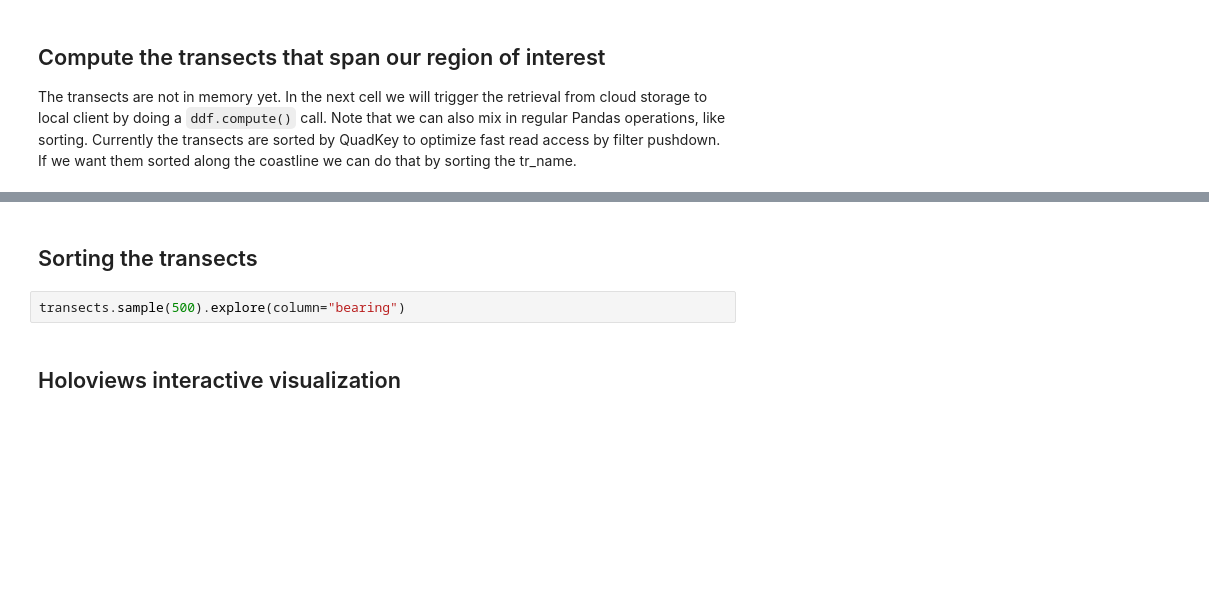
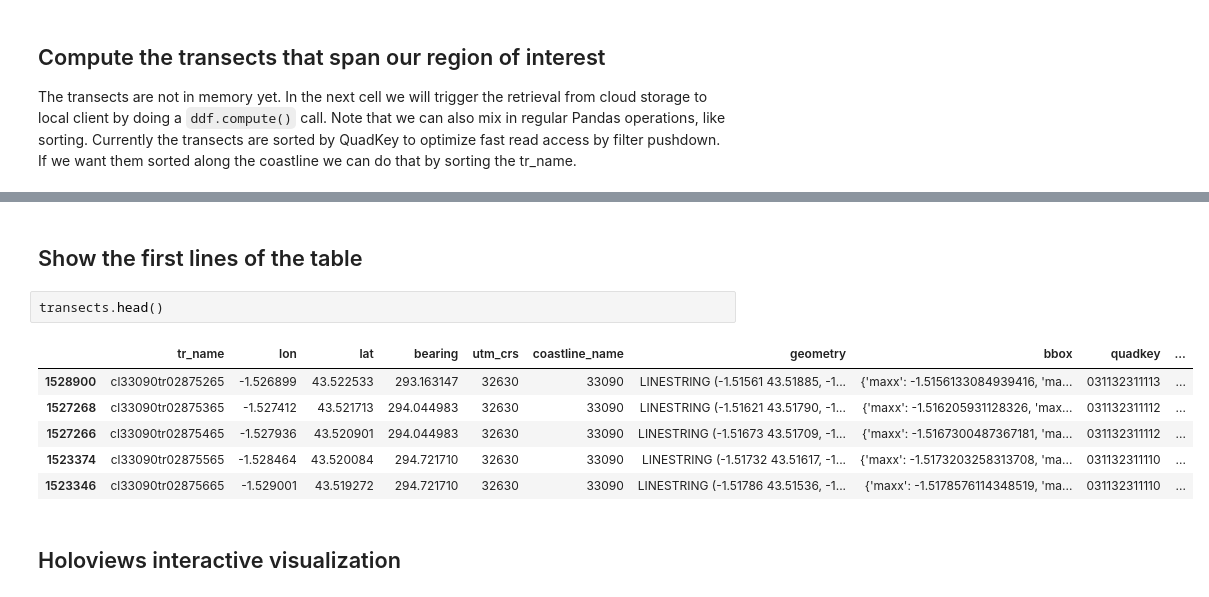
Before and after one commit to FlorisCalkoen/planetary-computer-tutorial, a Jupyter notebook: tutorial.ipynb, the cells around one changed output, grey strips where cells are left out. Cells and saved outputs as stored; diff of their text form; blank space fills up the shorter version.

```diff
--- a/tutorial.ipynb
+++ b/tutorial.ipynb
@@ -130,7 +175,14 @@ transects = (
-# %% [markdown]
-## Sorting the transects
-# %%
-transects.sample(500).explore(column="bearing")
+# %% [markdown]
+## Show the first lines of the table
+# %%
+transects.head()
+# %% [output]
+|  | tr_name | lon | lat | bearing | utm_crs | coastline_name | geometry | bbox | quadkey | ... |
+| 1528900 | cl33090tr02875265 | -1.526899 | 43.522533 | 293.163147 | 32630 | 33090 | LINESTRING (-1.51561 43.51885, -1... | {'maxx': -1.5156133084939416, 'ma... | 031132311113 | ... |
+| 1527268 | cl33090tr02875365 | -1.527412 | 43.521713 | 294.044983 | 32630 | 33090 | LINESTRING (-1.51621 43.51790, -1... | {'maxx': -1.516205931128326, 'max... | 031132311112 | ... |
+| 1527266 | cl33090tr02875465 | -1.527936 | 43.520901 | 294.044983 | 32630 | 33090 | LINESTRING (-1.51673 43.51709, -1... | {'maxx': -1.5167300487367181, 'ma... | 031132311112 | ... |
+| 1523374 | cl33090tr02875565 | -1.528464 | 43.520084 | 294.721710 | 32630 | 33090 | LINESTRING (-1.51732 43.51617, -1... | {'maxx': -1.5173203258313708, 'ma... | 031132311110 | ... |
+| 1523346 | cl33090tr02875665 | -1.529001 | 43.519272 | 294.721710 | 32630 | 33090 | LINESTRING (-1.51786 43.51536, -1... | {'maxx': -1.5178576114348519, 'ma... | 031132311110 | ... |
 # %% [markdown]
 ## Holoviews interactive visualization
 # %%
```
Also changed, not shown: parts of 22 cells of this notebook.
